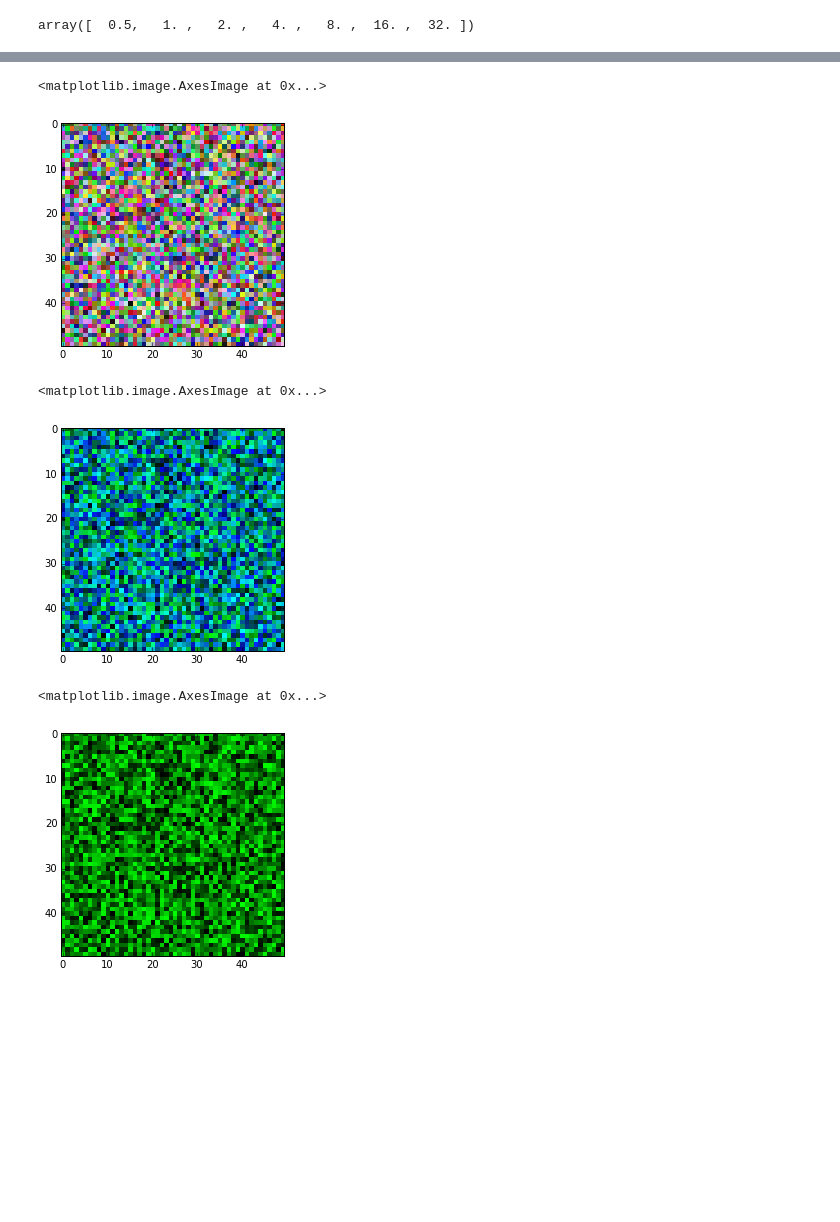
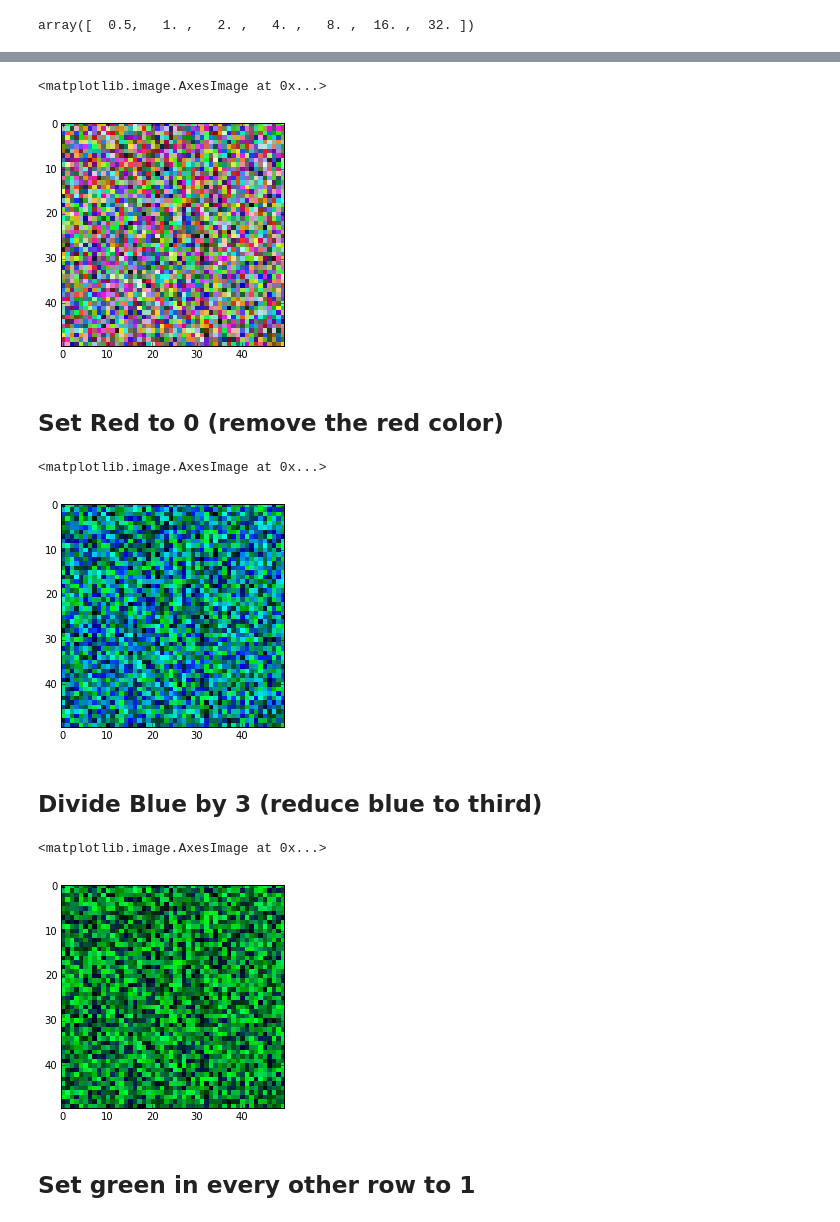
Before and after one commit to TwistedHardware/mltutorial, a Jupyter notebook: notebooks/jupyter/4. Numpy.ipynb, the cells around one changed output, grey strips where cells are left out. Saved outputs shown, nothing was run; the diff lists cells and outputs as text; code cells hidden in the pictures; blank space fills up the shorter version.

```diff
--- a/notebooks/jupyter/4. Numpy.ipynb
+++ b/notebooks/jupyter/4. Numpy.ipynb
@@ -401,19 +511,25 @@ import matplotlib.pyplot as plt
 # %%
-randim_image = np.random.randint(0, 255, size=(50,50,3))
+randim_image = np.random.rand(50,50,3)
 plt.imshow(randim_image, interpolation="nearest")
 # %% [output]
 <matplotlib.image.AxesImage at 0x...>
-[figure, old version]
+[figure, new version]
+# %% [markdown]
+## Set Red to 0 (remove the red color)
 # %%
 randim_image[:,:,0] = 0
 plt.imshow(randim_image, interpolation="nearest")
 # %% [output]
 <matplotlib.image.AxesImage at 0x...>
-[figure, old version]
+[figure, new version]
+# %% [markdown]
+## Divide Blue by 3 (reduce blue to third)
 # %%
-randim_image[:,:,2] = 0
+randim_image[:,:,2] /= 3
 plt.imshow(randim_image, interpolation="nearest")
 # %% [output]
 <matplotlib.image.AxesImage at 0x...>
-[figure, old version]
+[figure, new version]
+# %% [markdown]
+## Set green in every other row to 1
 # %%
```
Also changed, not shown: parts of 72 cells of this notebook.
